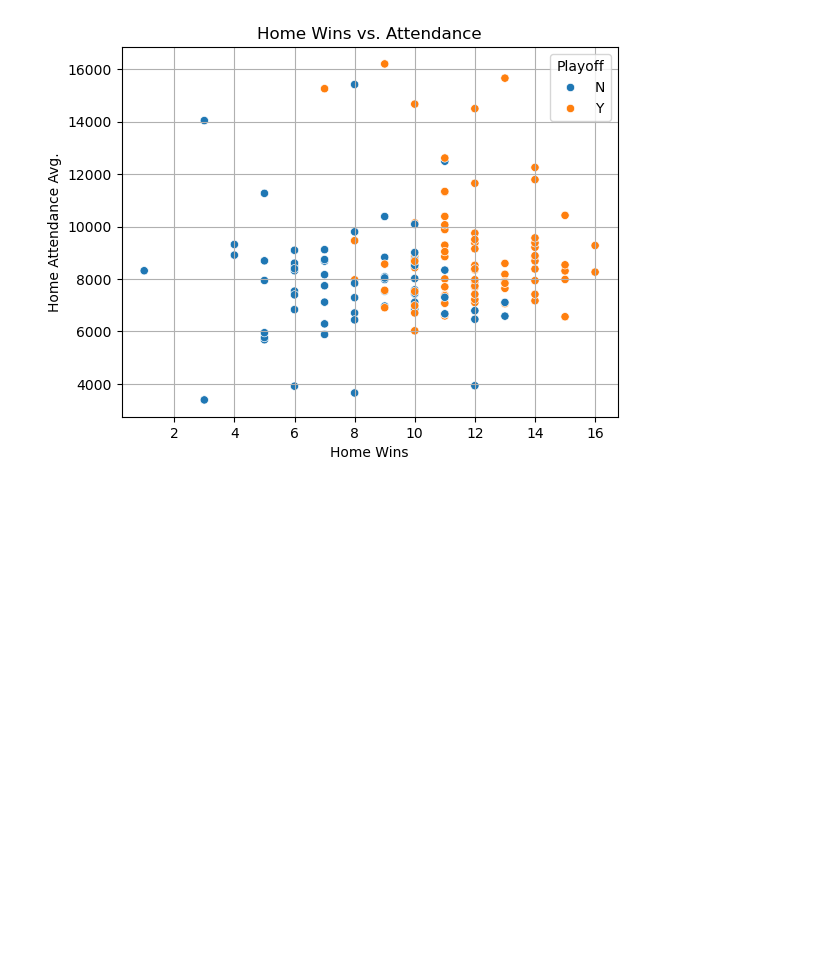
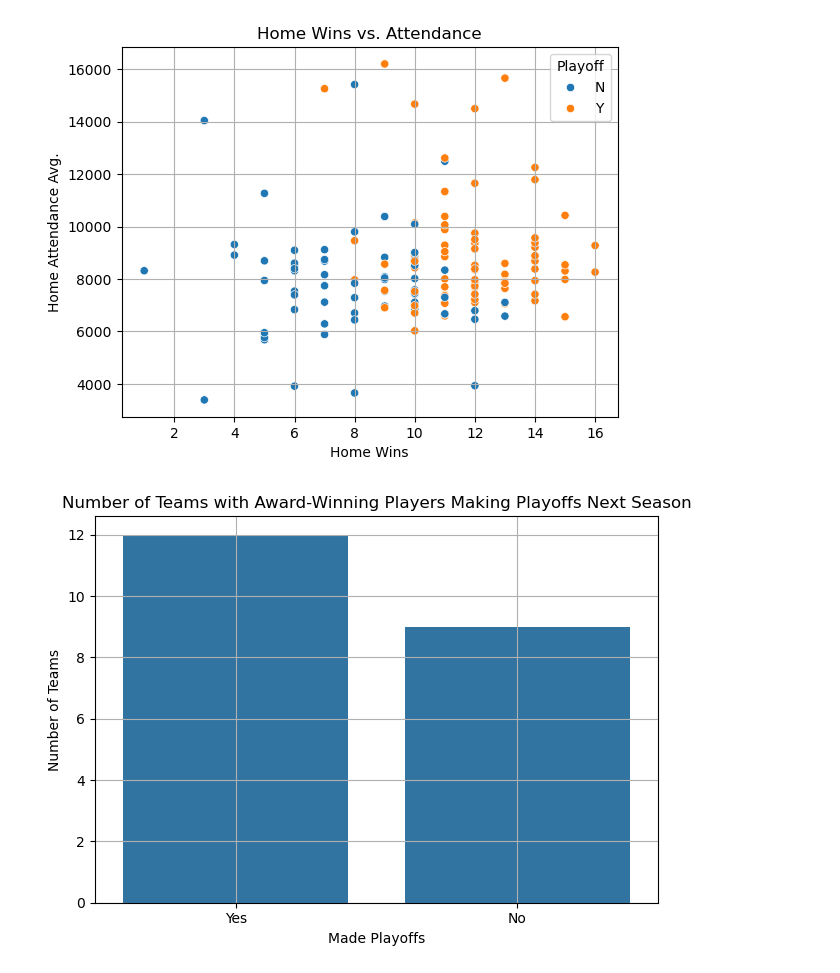
Before and after one commit to P1ntas/Machine-Learning, a Jupyter notebook: jb/processed_data.ipynb, the cells around one changed output. Drawn from its saved outputs; the diff is of its cells as text; code cells hidden in the pictures; blank space fills up the shorter version.

Commit message:
Some more charts added

```diff
--- a/jb/processed_data.ipynb
+++ b/jb/processed_data.ipynb
@@ -322,3 +322,43 @@ plt.legend(title='Playoff')
 plt.show()
 # %% [output]
 [figure]
+# %%
+
+# Get the teams that had award winners the previous season
+teams_awards = awards_players[awards_players['award'] != 'Coach of the Year']
+teams_awards = teams_awards.merge(player_teams[['playerID', 'year', 'tmID']], on=['playerID', 'year'])
+
+# Ensure that 'next_season' is an integer for merging
+teams_awards['next_season'] = teams_awards['year'] + 1
+
+# Merge the teams DataFrame with teams_awards to find out playoff status
+teams_awards = teams_awards.merge(teams[['tmID', 'year', 'playoff']], left_on=['tmID', 'next_season'], right_on=['tmID', 'year'], how='left')
+
+# Filter out entries where the next season exceeds the max year available
+max_year = teams['year'].max()
+teams_awards = teams_awards[teams_awards['next_season'] <= max_year]
+
+# Drop unnecessary columns and duplicates
+teams_awards = teams_awards[['tmID', 'playoff']].drop_duplicates()
+
+# Now, count the number of teams that made and did not make the playoffs
+teams_awards_playoffs = teams_awards[teams_awards['playoff'] == 'Y']
+teams_awards_no_playoffs = teams_awards[teams_awards['playoff'] == 'N']
+
+# Create the bar plot
+sns.barplot(
+    data=pd.DataFrame({
+        'Playoff Status': ['Yes', 'No'],
+        'Number of Teams': [len(teams_awards_playoffs), len(teams_awards_no_playoffs)]
+    }),
+    x='Playoff Status',
+    y='Number of Teams'
+)
+plt.title('Number of Teams with Award-Winning Players Making Playoffs Next Season')
+plt.xlabel('Made Playoffs')
+plt.ylabel('Number of Teams')
+plt.grid(True)
+plt.tight_layout()  # Adjust layout to fit everything
+plt.show()
+# %% [output]
+[figure, added]
```
Also changed, not shown: parts of 2 cells of this notebook.
